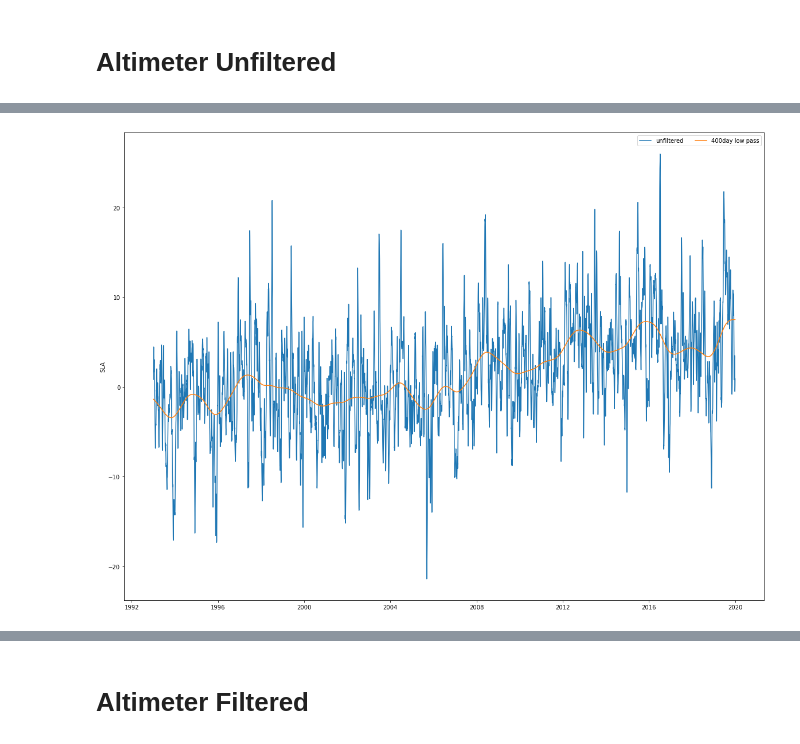
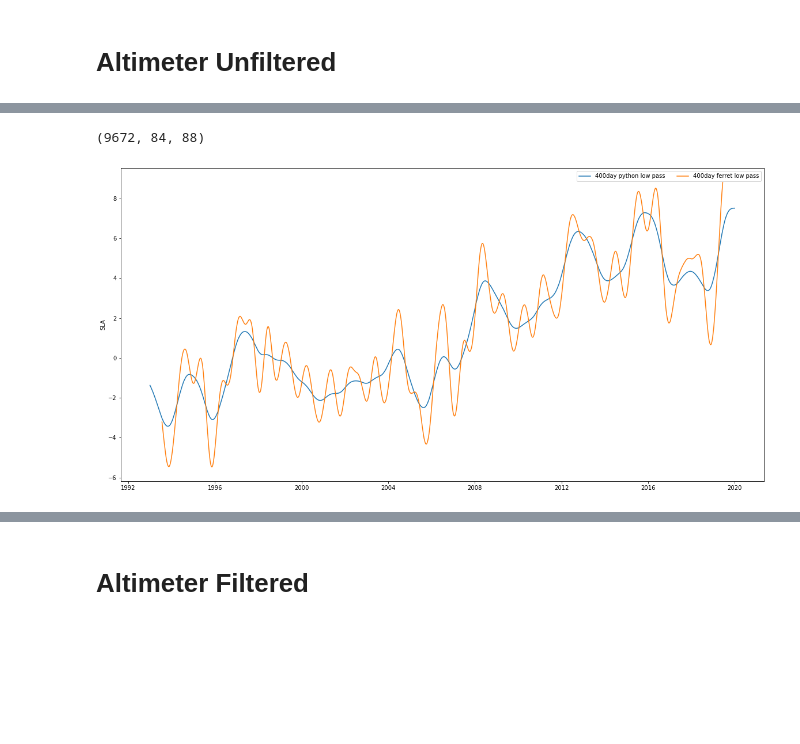
Before and after one commit to ghossh/BoB-Decadal-SLA, a Jupyter notebook: BoB_data_crop.ipynb, the cells around one changed output, grey strips where cells are left out. Drawn from its saved outputs; the diff is of its cells as text; code cells hidden in the pictures; blank space fills up the shorter version.

```diff
--- a/BoB_data_crop.ipynb
+++ b/BoB_data_crop.ipynb
@@ -39,3 +59,7 @@ Attributes: (0)
+# %%
+BoB_sla.shape
+# %% [output]
+(9672, 84, 88)
 # %%
 def butterworth_lowpass_filter(data, order=2, cutoff_freq=1.0/10.0, axis=0):
     """Filter input data.
@@ -47,4 +71,7 @@ def butterworth_lowpass_filter(data, order=2, cutoff_freq=1.0/10.0, axis=0):
     B, A = signal.butter(order, cutoff_freq, output="ba")
     return signal.filtfilt(B, A, data, axis=0)
 # %%
-BoB_sla_90day_lowpass = butterworth_lowpass_filter(BoB_sla, cutoff_freq=1 / 400.0)
+BoB_sla_400day_lowpass = butterworth_lowpass_filter(BoB_sla, cutoff_freq=1 / 400.0)
+BoB_sla_300day_lowpass = butterworth_lowpass_filter(BoB_sla, cutoff_freq=1 / 300.0)
+BoB_sla_200day_lowpass = butterworth_lowpass_filter(BoB_sla, cutoff_freq=1 / 200.0)
+BoB_sla_100day_lowpass = butterworth_lowpass_filter(BoB_sla, cutoff_freq=1 / 100.0)
@@ -51,10 +80,17 @@ BoB_sla_90day_lowpass = butterworth_lowpass_filter(BoB_sla, cutoff_freq=1 / 400.
 # %%
-fig, ax = plt.subplots(1, 1, sharex=True,figsize=(20,15))
-ax.plot(BoB_sla.coords["time"], BoB_sla[:, 0, 0]);
+fig, ax = plt.subplots(1, 1, sharex=True,figsize=(20,10))
+#ax.plot(BoB_sla.coords["time"], BoB_sla[:, 0, 0]);
+ax.plot(BoB_sla.coords["time"], BoB_sla_400day_lowpass[:, 0, 0]);
+ax.plot(BoB_sla.coords["time"], BoB_new_filtered[:, 0, 0]);
 
-ax.plot(BoB_sla.coords["time"], BoB_sla_90day_lowpass[:, 0, 0]);
+#ax.plot(BoB_sla.coords["time"], BoB_sla_300day_lowpass[:, 0, 0]);
+#ax.plot(BoB_sla.coords["time"], BoB_sla_200day_lowpass[:, 0, 0]);
+#ax.plot(BoB_sla.coords["time"], BoB_sla_100day_lowpass[:, 0, 0]);
+
+
+#"unfiltered",
 ax.set_ylabel("SLA");
-ax.legend(["unfiltered",  "400day low pass"], loc=0, ncol=3);
-plt.savefig('bob_sla_trend.jpg',dpi=100)
+ax.legend([ "400day python low pass","400day ferret low pass"], loc=0, ncol=3);
+plt.savefig('bob_sla_trend.jpg',dpi=200)
 # %% [output]
-[figure, old version]
+[figure, new version]
```
Also changed, not shown: parts of 12 cells of this notebook, 14 other files.
